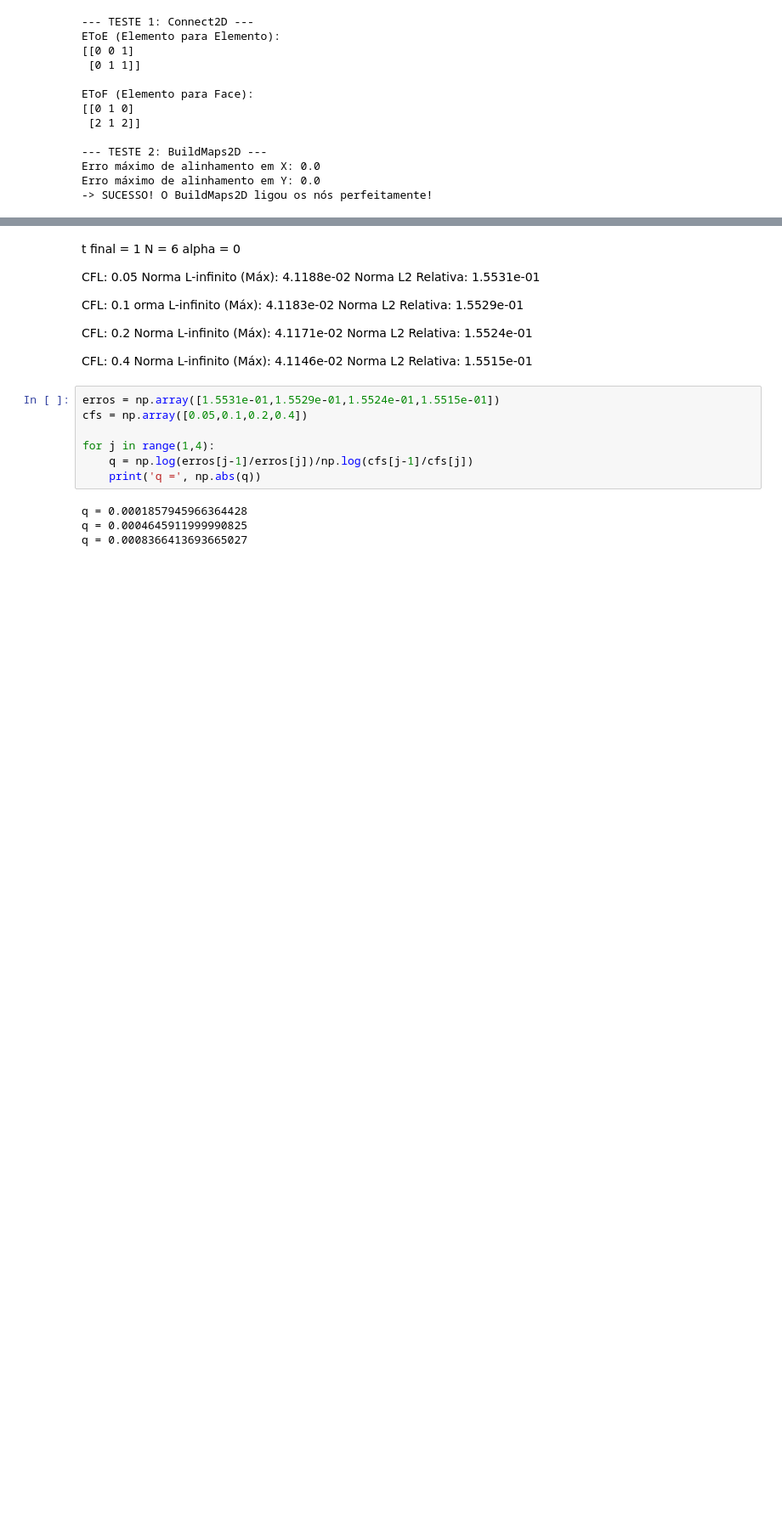
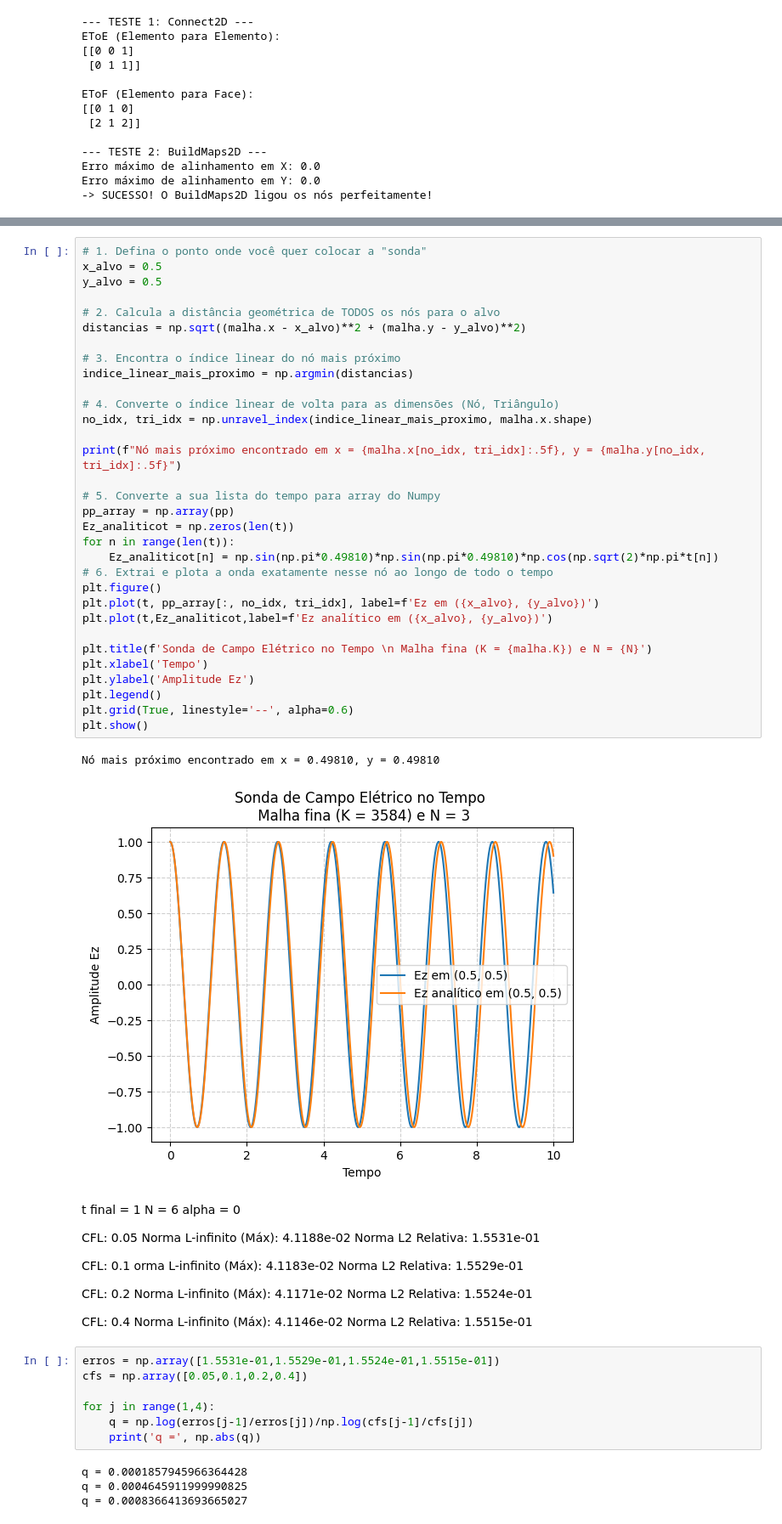
Before and after one commit to andrefsr/DG-FEM, a Jupyter notebook: engine/dg2D/tests.ipynb, the cells around one changed output, grey strips where cells are left out. Shown at 85% size. Cells and saved outputs as stored; diff of their text form; blank space fills up the shorter version.

```diff
--- a/engine/dg2D/tests.ipynb
+++ b/engine/dg2D/tests.ipynb
@@ -684,3 +730,38 @@ Erro L2 Contínuo (Real): 2.0333e-03
+# %%
+# 1. Defina o ponto onde você quer colocar a "sonda"
+x_alvo = 0.5
+y_alvo = 0.5
+
+# 2. Calcula a distância geométrica de TODOS os nós para o alvo
+distancias = np.sqrt((malha.x - x_alvo)**2 + (malha.y - y_alvo)**2)
+
+# 3. Encontra o índice linear do nó mais próximo
+indice_linear_mais_proximo = np.argmin(distancias)
+
+# 4. Converte o índice linear de volta para as dimensões (Nó, Triângulo)
+no_idx, tri_idx = np.unravel_index(indice_linear_mais_proximo, malha.x.shape)
+
+print(f"Nó mais próximo encontrado em x = {malha.x[no_idx, tri_idx]:.5f}, y = {malha.y[no_idx, tri_idx]:.5f}")
+
+# 5. Converte a sua lista do tempo para array do Numpy
+pp_array = np.array(pp)
+Ez_analiticot = np.zeros(len(t))
+for n in range(len(t)):
+    Ez_analiticot[n] = np.sin(np.pi*0.49810)*np.sin(np.pi*0.49810)*np.cos(np.sqrt(2)*np.pi*t[n])
+# 6. Extrai e plota a onda exatamente nesse nó ao longo de todo o tempo
+plt.figure()
+plt.plot(t, pp_array[:, no_idx, tri_idx], label=f'Ez em ({x_alvo}, {y_alvo})')
+plt.plot(t,Ez_analiticot,label=f'Ez analítico em ({x_alvo}, {y_alvo})')
+
+plt.title(f'Sonda de Campo Elétrico no Tempo \n Malha fina (K = {malha.K}) e N = {N}')
+plt.xlabel('Tempo')
+plt.ylabel('Amplitude Ez')
+plt.legend()
+plt.grid(True, linestyle='--', alpha=0.6)
+plt.show()
+# %% [output]
+Nó mais próximo encontrado em x = 0.49810, y = 0.49810
+[figure, added]
 # %% [markdown]
 t final = 1
 N = 6
```
Also changed, not shown: parts of 2 cells of this notebook, 2 other files.
